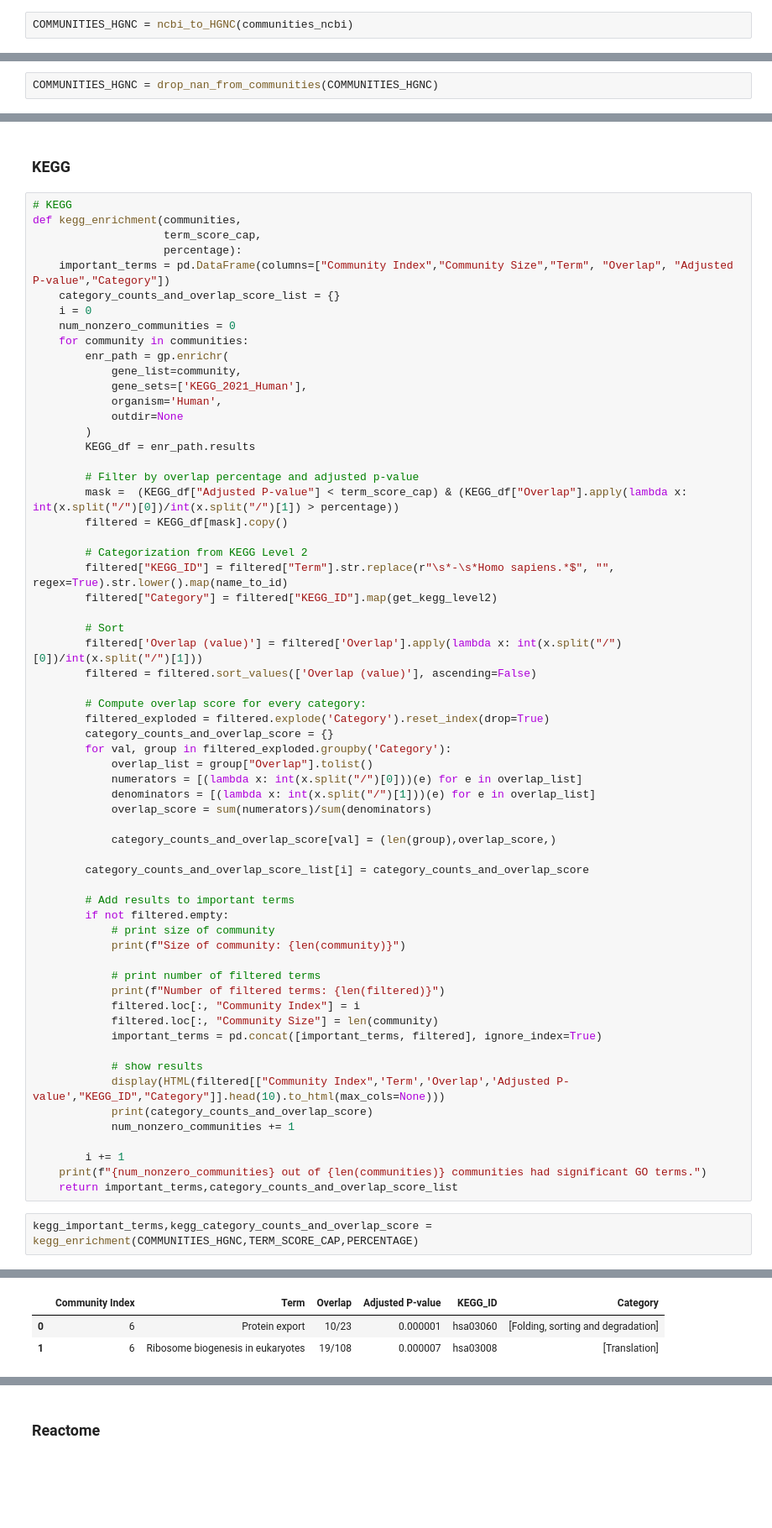
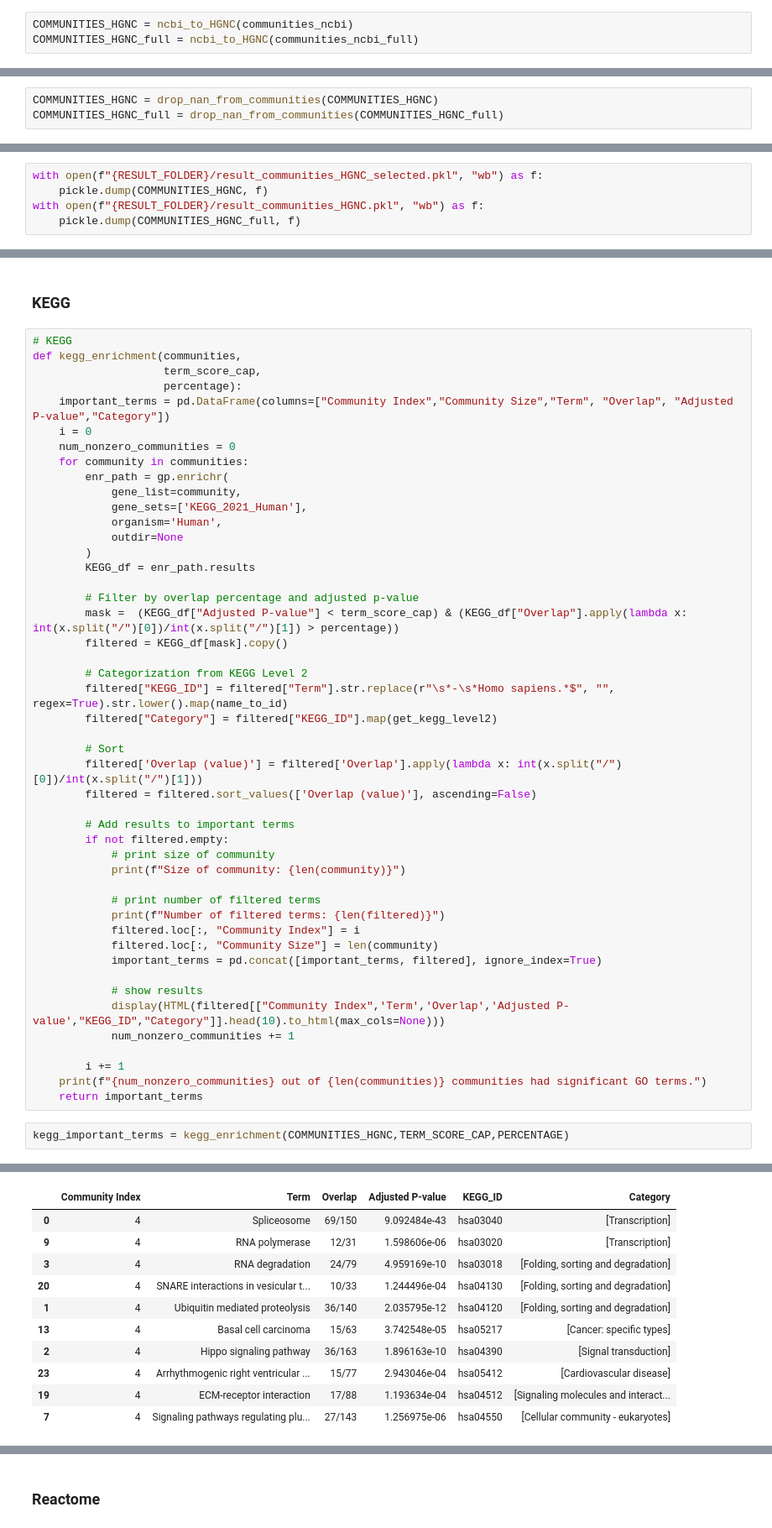
Before and after one commit to Monomanae/DDBC-hypergraph, a Jupyter notebook: Methods/DDBC/Clustering_Result_Analysis.ipynb, the cells around one changed output, grey strips where cells are left out. Shown at 84% size. Cells and saved outputs as stored; diff of their text form; blank space fills up the shorter version.

```diff
--- a/Methods/DDBC/Clustering_Result_Analysis.ipynb
+++ b/Methods/DDBC/Clustering_Result_Analysis.ipynb
@@ -184,2 +233,3 @@ def ncbi_to_HGNC(comms_ncbi):
 # %%
 COMMUNITIES_HGNC = ncbi_to_HGNC(communities_ncbi)
+COMMUNITIES_HGNC_full = ncbi_to_HGNC(communities_ncbi_full)
@@ -208,4 +240,5 @@ print(len(COMMUNITIES_HGNC))
 # %%
 COMMUNITIES_HGNC = drop_nan_from_communities(COMMUNITIES_HGNC)
+COMMUNITIES_HGNC_full = drop_nan_from_communities(COMMUNITIES_HGNC_full)
 # %% [output]
 Community 0: dropped 0 NaN entries
@@ -229 +261,6 @@ Total dropped across all communities: 1
+# %%
+with open(f"{RESULT_FOLDER}/result_communities_HGNC_selected.pkl", "wb") as f:
+    pickle.dump(COMMUNITIES_HGNC, f)
+with open(f"{RESULT_FOLDER}/result_communities_HGNC.pkl", "wb") as f:
+    pickle.dump(COMMUNITIES_HGNC_full, f)
 # %%
@@ -644,7 +662,6 @@ def kegg_enrichment(communities,
                     term_score_cap,
                     percentage):
     important_terms = pd.DataFrame(columns=["Community Index","Community Size","Term", "Overlap", "Adjusted P-value","Category"])
-    category_counts_and_overlap_score_list = {}
     i = 0
     num_nonzero_communities = 0
     for community in communities:
@@ -668,19 +685,6 @@ def kegg_enrichment(communities,
         filtered['Overlap (value)'] = filtered['Overlap'].apply(lambda x: int(x.split("/")[0])/int(x.split("/")[1]))
         filtered = filtered.sort_values(['Overlap (value)'], ascending=False)
 
-        # Compute overlap score for every category:
-        filtered_exploded = filtered.explode('Category').reset_index(drop=True)
-        category_counts_and_overlap_score = {}
-        for val, group in filtered_exploded.groupby('Category'):
-            overlap_list = group["Overlap"].tolist()
-            numerators = [(lambda x: int(x.split("/")[0]))(e) for e in overlap_list]
-            denominators = [(lambda x: int(x.split("/")[1]))(e) for e in overlap_list]
-            overlap_score = sum(numerators)/sum(denominators)
-
-            category_counts_and_overlap_score[val] = (len(group),overlap_score,)
-
-        category_counts_and_overlap_score_list[i] = category_counts_and_overlap_score
-
         # Add results to important terms
         if not filtered.empty:
             # print size of community
@@ -694,12 +698,11 @@ def kegg_enrichment(communities,
 
             # show results
             display(HTML(filtered[["Community Index",'Term','Overlap','Adjusted P-value',"KEGG_ID","Category"]].head(10).to_html(max_cols=None)))
-            print(category_counts_and_overlap_score)
             num_nonzero_communities += 1
 
         i += 1
     print(f"{num_nonzero_communities} out of {len(communities)} communities had significant GO terms.")
-    return important_terms,category_counts_and_overlap_score_list
+    return important_terms
 # %%
-kegg_important_terms,kegg_category_counts_and_overlap_score = kegg_enrichment(COMMUNITIES_HGNC,TERM_SCORE_CAP,PERCENTAGE)
+kegg_important_terms = kegg_enrichment(COMMUNITIES_HGNC,TERM_SCORE_CAP,PERCENTAGE)
 # %% [output]
@@ -727,3 +724,11 @@ Number of filtered terms: 2
 |  | Community Index | Term | Overlap | Adjusted P-value | KEGG_ID | Category |
-| 0 | 6 | Protein export | 10/23 | 0.000001 | hsa03060 | [Folding, sorting and degradation] |
-| 1 | 6 | Ribosome biogenesis in eukaryotes | 19/108 | 0.000007 | hsa03008 | [Translation] |
+| 0 | 4 | Spliceosome | 69/150 | 9.092484e-43 | hsa03040 | [Transcription] |
+| 9 | 4 | RNA polymerase | 12/31 | 1.598606e-06 | hsa03020 | [Transcription] |
+| 3 | 4 | RNA degradation | 24/79 | 4.959169e-10 | hsa03018 | [Folding, sorting and degradation] |
+| 20 | 4 | SNARE interactions in vesicular t... | 10/33 | 1.244496e-04 | hsa04130 | [Folding, sorting and degradation] |
+| 1 | 4 | Ubiquitin mediated proteolysis | 36/140 | 2.035795e-12 | hsa04120 | [Folding, sorting and degradation] |
+| 13 | 4 | Basal cell carcinoma | 15/63 | 3.742548e-05 | hsa05217 | [Cancer: specific types] |
+| 2 | 4 | Hippo signaling pathway | 36/163 | 1.896163e-10 | hsa04390 | [Signal transduction] |
+| 23 | 4 | Arrhythmogenic right ventricular ... | 15/77 | 2.943046e-04 | hsa05412 | [Cardiovascular disease] |
+| 19 | 4 | ECM-receptor interaction | 17/88 | 1.193634e-04 | hsa04512 | [Signaling molecules and interact... |
+| 7 | 4 | Signaling pathways regulating plu... | 27/143 | 1.256975e-06 | hsa04550 | [Cellular community - eukaryotes] |
```
Also changed, not shown: parts of 44 cells of this notebook, 22 other files.
